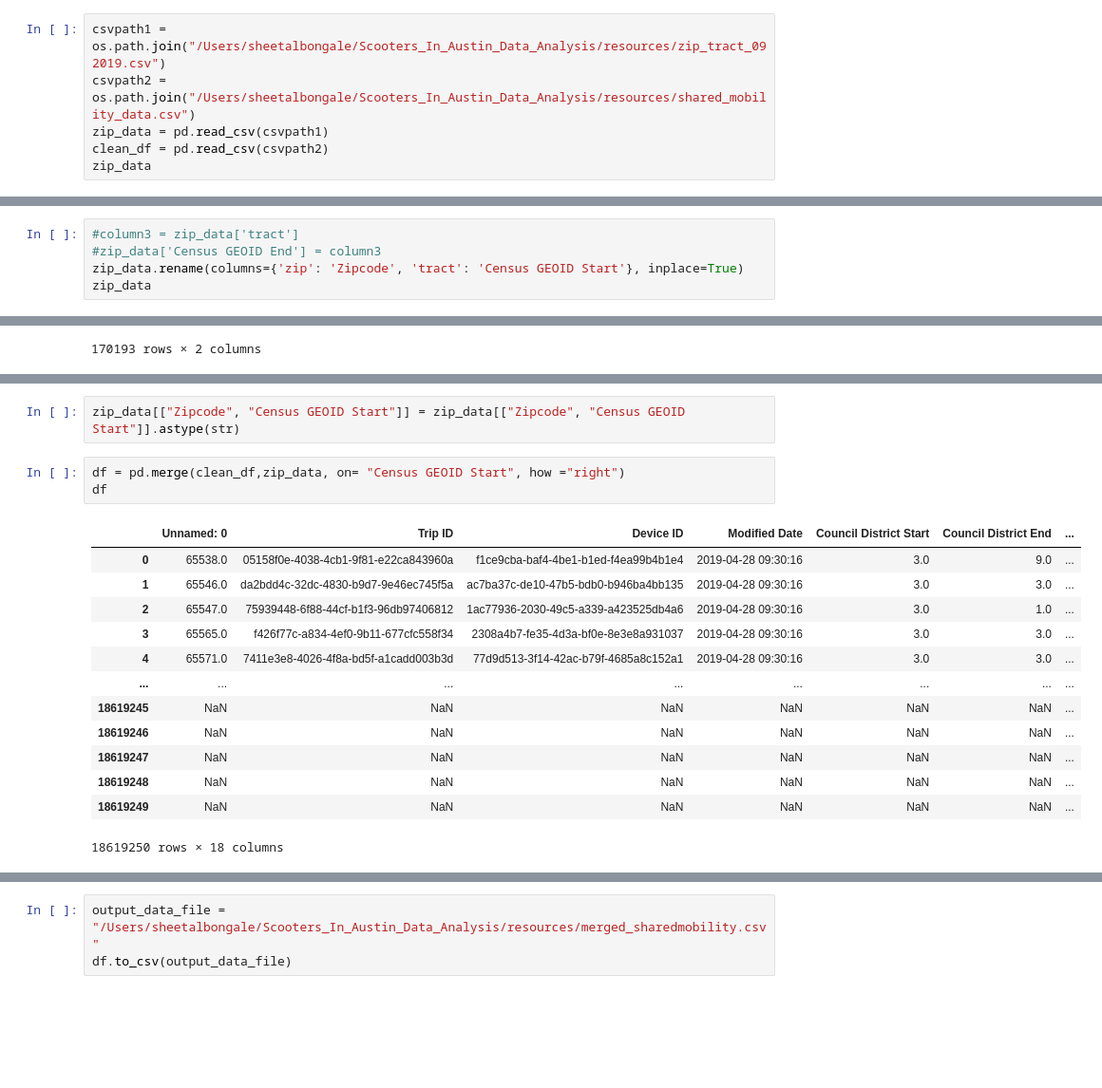
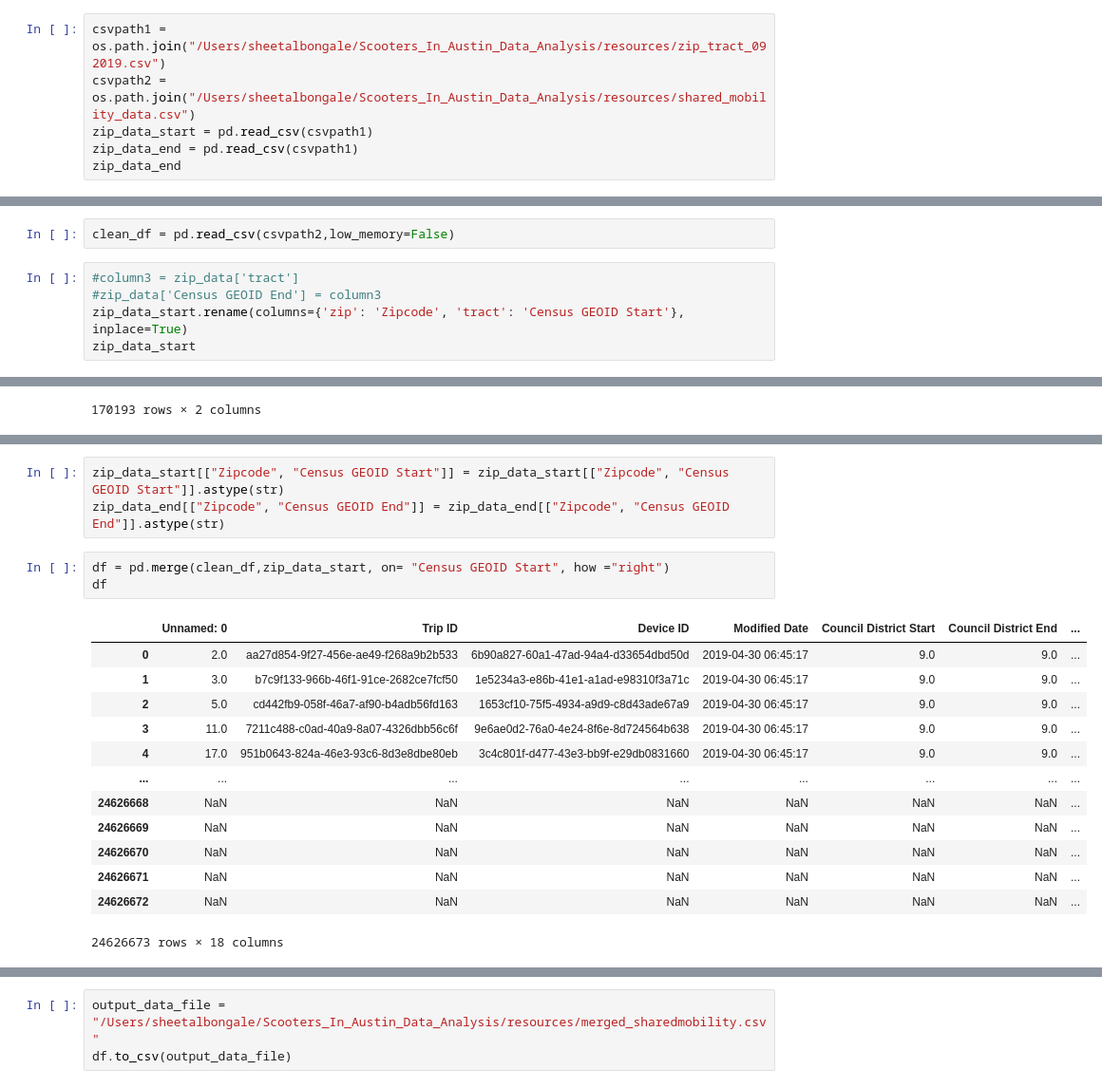
Before and after one commit to sheetalbongale/Scooters-In-Austin-Data-Analysis, a Jupyter notebook: notebooks/shared_mobility_AODP/shared_mobility_data_wrangling.ipynb, the cells around one changed output, grey strips where cells are left out. Shown at 95% size. Drawn from its saved outputs; the diff is of its cells as text; blank space fills up the shorter version.

Commit message:
Try merge with using two separate zipcode df for start and end - Still not working right

```diff
--- a/notebooks/shared_mobility_AODP/shared_mobility_data_wrangling.ipynb
+++ b/notebooks/shared_mobility_AODP/shared_mobility_data_wrangling.ipynb
@@ -249,9 +249,9 @@ clean_df.to_csv(output_data_file)
 # %%
 csvpath1 = os.path.join("/Users/sheetalbongale/Scooters_In_Austin_Data_Analysis/resources/zip_tract_092019.csv")
 csvpath2 = os.path.join("/Users/sheetalbongale/Scooters_In_Austin_Data_Analysis/resources/shared_mobility_data.csv")
-zip_data = pd.read_csv(csvpath1)
-clean_df = pd.read_csv(csvpath2)
-zip_data
+zip_data_start = pd.read_csv(csvpath1)
+zip_data_end = pd.read_csv(csvpath1)
+zip_data_end
 # %% [output]
 |  | zip | tract |
 | 0 | 501 | 36103158607 |
@@ -266,11 +266,13 @@ zip_data
 | 170191 | 99928 | 2130000100 |
 | 170192 | 99929 | 2275000300 |
 170193 rows × 2 columns
+# %%
+clean_df = pd.read_csv(csvpath2,low_memory=False)
 # %%
 #column3 = zip_data['tract']
 #zip_data['Census GEOID End'] = column3
-zip_data.rename(columns={'zip': 'Zipcode', 'tract': 'Census GEOID Start'}, inplace=True)
-zip_data
+zip_data_start.rename(columns={'zip': 'Zipcode', 'tract': 'Census GEOID Start'}, inplace=True)
+zip_data_start
 # %% [output]
 |  | Zipcode | Census GEOID Start |
 | 0 | 501 | 36103158607 |
@@ -288,22 +307,23 @@ zip_data
 # %%
-zip_data[["Zipcode", "Census GEOID Start"]] = zip_data[["Zipcode", "Census GEOID Start"]].astype(str)
+zip_data_start[["Zipcode", "Census GEOID Start"]] = zip_data_start[["Zipcode", "Census GEOID Start"]].astype(str)
+zip_data_end[["Zipcode", "Census GEOID End"]] = zip_data_end[["Zipcode", "Census GEOID End"]].astype(str)
 # %%
-df = pd.merge(clean_df,zip_data, on= "Census GEOID Start", how ="right")
+df = pd.merge(clean_df,zip_data_start, on= "Census GEOID Start", how ="right")
 df
 # %% [output]
 |  | Unnamed: 0 | Trip ID | Device ID | Modified Date | Council District Start | Council District End | ... |
-| 0 | 65538.0 | 05158f0e-4038-4cb1-9f81-e22ca843960a | f1ce9cba-baf4-4be1-b1ed-f4ea99b4b1e4 | 2019-04-28 09:30:16 | 3.0 | 9.0 | ... |
-| 1 | 65546.0 | da2bdd4c-32dc-4830-b9d7-9e46ec745f5a | ac7ba37c-de10-47b5-bdb0-b946ba4bb135 | 2019-04-28 09:30:16 | 3.0 | 3.0 | ... |
-| 2 | 65547.0 | 75939448-6f88-44cf-b1f3-96db97406812 | 1ac77936-2030-49c5-a339-a423525db4a6 | 2019-04-28 09:30:16 | 3.0 | 1.0 | ... |
-| 3 | 65565.0 | f426f77c-a834-4ef0-9b11-677cfc558f34 | 2308a4b7-fe35-4d3a-bf0e-8e3e8a931037 | 2019-04-28 09:30:16 | 3.0 | 3.0 | ... |
-| 4 | 65571.0 | 7411e3e8-4026-4f8a-bd5f-a1cadd003b3d | 77d9d513-3f14-42ac-b79f-4685a8c152a1 | 2019-04-28 09:30:16 | 3.0 | 3.0 | ... |
+| 0 | 2.0 | aa27d854-9f27-456e-ae49-f268a9b2b533 | 6b90a827-60a1-47ad-94a4-d33654dbd50d | 2019-04-30 06:45:17 | 9.0 | 9.0 | ... |
+| 1 | 3.0 | b7c9f133-966b-46f1-91ce-2682ce7fcf50 | 1e5234a3-e86b-41e1-a1ad-e98310f3a71c | 2019-04-30 06:45:17 | 9.0 | 9.0 | ... |
+| 2 | 5.0 | cd442fb9-058f-46a7-af90-b4adb56fd163 | 1653cf10-75f5-4934-a9d9-c8d43ade67a9 | 2019-04-30 06:45:17 | 9.0 | 9.0 | ... |
+| 3 | 11.0 | 7211c488-c0ad-40a9-8a07-4326dbb56c6f | 9e6ae0d2-76a0-4e24-8f6e-8d724564b638 | 2019-04-30 06:45:17 | 9.0 | 9.0 | ... |
+| 4 | 17.0 | 951b0643-824a-46e3-93c6-8d3e8dbe80eb | 3c4c801f-d477-43e3-bb9f-e29db0831660 | 2019-04-30 06:45:17 | 9.0 | 9.0 | ... |
 | ... | ... | ... | ... | ... | ... | ... | ... |
-| 18619245 | NaN | NaN | NaN | NaN | NaN | NaN | ... |
-| 18619246 | NaN | NaN | NaN | NaN | NaN | NaN | ... |
-| 18619247 | NaN | NaN | NaN | NaN | NaN | NaN | ... |
-| 18619248 | NaN | NaN | NaN | NaN | NaN | NaN | ... |
-| 18619249 | NaN | NaN | NaN | NaN | NaN | NaN | ... |
+| 24626668 | NaN | NaN | NaN | NaN | NaN | NaN | ... |
+| 24626669 | NaN | NaN | NaN | NaN | NaN | NaN | ... |
+| 24626670 | NaN | NaN | NaN | NaN | NaN | NaN | ... |
+| 24626671 | NaN | NaN | NaN | NaN | NaN | NaN | ... |
+| 24626672 | NaN | NaN | NaN | NaN | NaN | NaN | ... |
-18619250 rows × 18 columns
+24626673 rows × 18 columns
 # %%
 df = df.rename(columns={'Zipcode': 'Zipcode Start'})
 df
```
Also changed, not shown: parts of 7 cells of this notebook.
